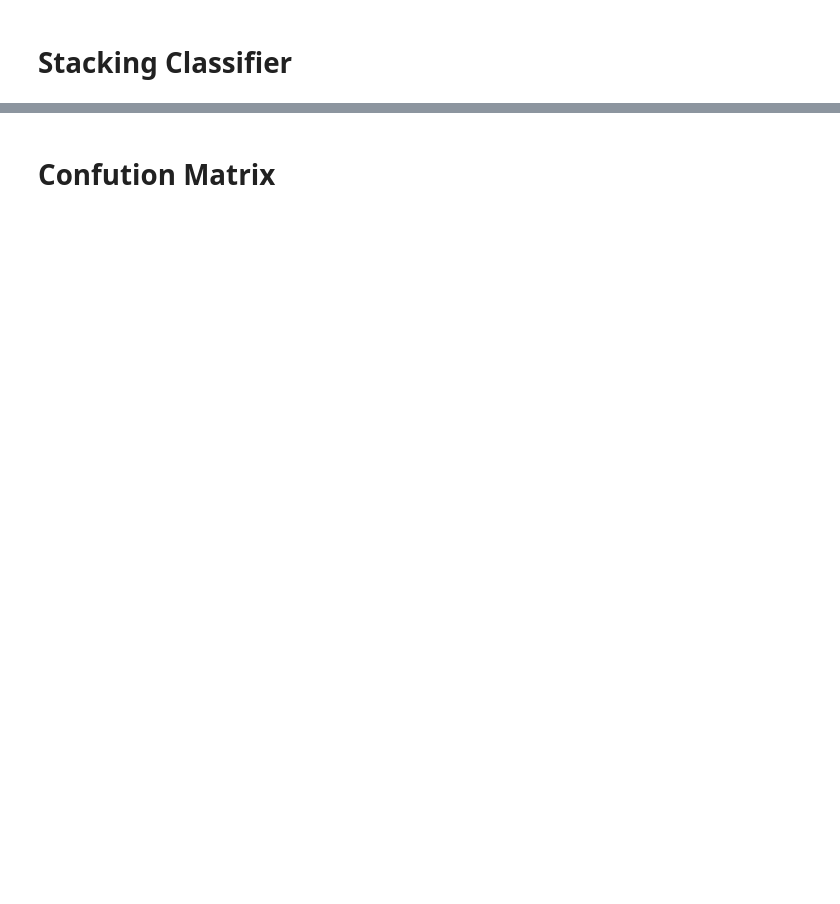
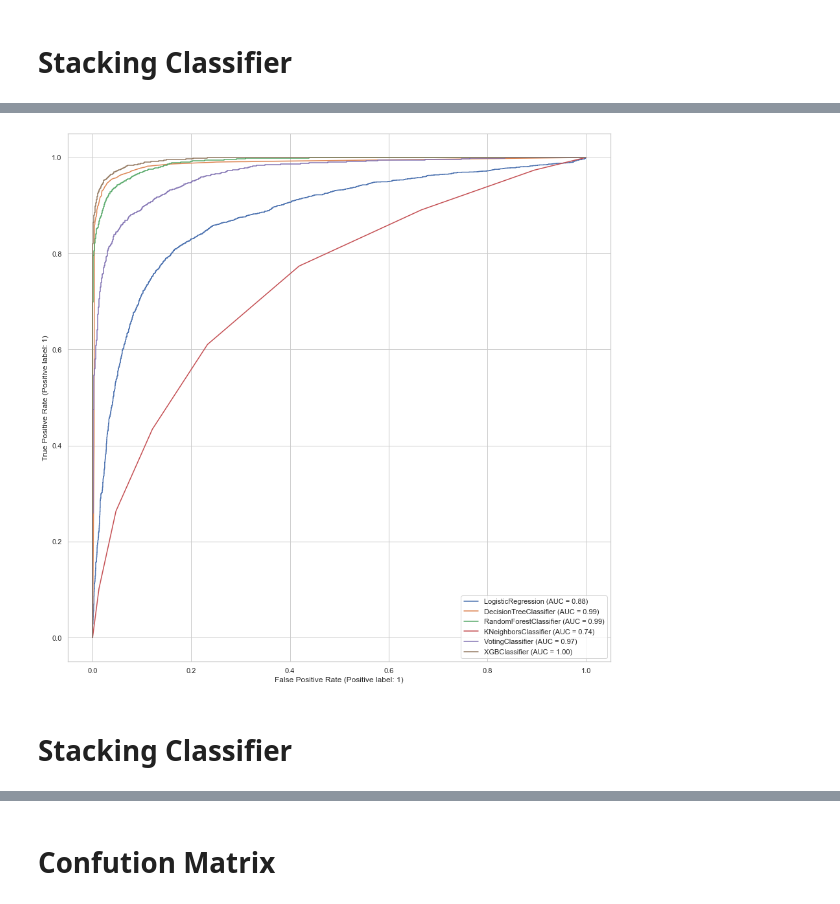
Before and after one commit to NjoodMoh/Classification-Logistic-Regression-, a Jupyter notebook: Airlines Satisfaction .ipynb, the cells around one changed output, grey strips where cells are left out. Drawn from its saved outputs; the diff is of its cells as text; code cells hidden in the pictures; blank space fills up the shorter version.

```diff
--- a/Airlines Satisfaction .ipynb
+++ b/Airlines Satisfaction .ipynb
@@ -338,0 +340,6 @@ Recall : 0.8325253415601587
+# %%
+parms = {"penalty":['l2','l1'],"C" : np.arange(0.1,3,0.2),"fit_intercept":[True, False]}
+
+gs_cv = GridSearchCV(linear_model, param_grid = parms, n_jobs=-1, cv=10, verbose=10)
+gs_cv.fit(Xtrain_scale, y_train)
+print(gs_cv.best_score_)
@@ -338,0 +353,2 @@ Recall : 0.8325253415601587
+# %%
+tuned_lr = gs_cv.best_estimator_
@@ -633,5 +730,5 @@ rf_model = ensemble.RandomForestClassifier()
 # %%
-model_names = ["lr_model","knn_best","rf_best"]
+model_names = ["tuned_lr","knn_best","rf_best"]
 # %%
 for model_name in model_names:
     curr_model = eval(model_name)
@@ -702,3 +828,15 @@ for i in classifiers:
+# %%
+from sklearn.metrics import plot_roc_curve
+
+plt.figure(figsize=(15,15))
+classifiers = [tuned_lr, dt_best, rf_best, knn_best, voting_classifer, tuned_xgb]
+ax = plt.gca()
+for i in classifiers:
+    plot_roc_curve(i, X_test, y_test, ax=ax)
+# %% [output]
+[figure, added]
+# %% [markdown]
+# <a name='' >Stacking Classifier </a>
 # %%
 precision_curve, recall_curve, threshold_curve = precision_recall_curve(y_val,rf_best.predict_proba(X_val)[:,1] )
 plt.figure(dpi=80)
```
Also changed, not shown: parts of 74 cells of this notebook.
